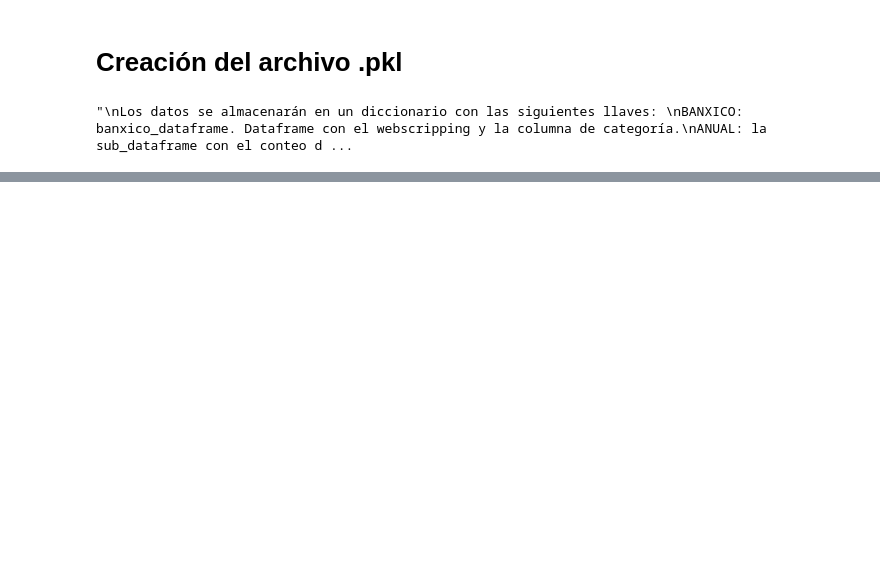
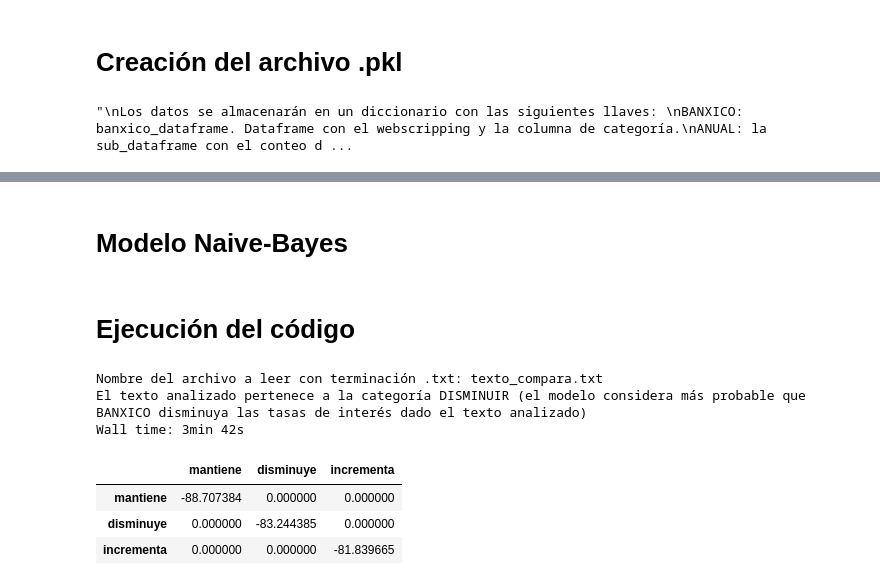
Before and after one commit to AndresNietoGuadarrama/Tareas_Diplomadi, a Jupyter notebook: proyecto_BANXICO.ipynb, the cells around one changed output, grey strips where cells are left out. Cells and saved outputs as stored; diff of their text form; code cells hidden in the pictures; blank space fills up the shorter version.

```diff
--- a/proyecto_BANXICO.ipynb
+++ b/proyecto_BANXICO.ipynb
@@ -229,0 +337,20 @@ with open(filename, "wb") as f:
+# %%
+Disminuye=[]
+Mantiene=[]
+Incrementa=[]
+path=""
+
+for i in range(len(banxico_dataframe_mantiene)):
+    cat="mantiene"
+    path="anuncios_"+cat+"/"+"anuncio_"+cat+'_'+str(i)+".pdf"
+    Mantiene.append(getPDFContent(path))
+
+for i in range(len(banxico_dataframe_incrementa)):
+    cat="incrementa"
+    path="anuncios_"+cat+"/"+"anuncio_"+cat+'_'+str(i)+".pdf"
+    Incrementa.append(getPDFContent(path))
+
+for i in range(len(banxico_dataframe_disminuye)):
+    cat="disminuye"
+    path="anuncios_"+cat+"/"+"anuncio_"+cat+'_'+str(i)+".pdf"
+    Disminuye.append(getPDFContent(path))
@@ -229,0 +359,2 @@ with open(filename, "wb") as f:
+# %% [markdown]
+# Modelo Naive-Bayes
@@ -229,0 +478,37 @@ with open(filename, "wb") as f:
+# %% [markdown]
+# Ejecución del código
+# %%
+%%time
+import multiprocessing,math
+from multiprocessing import Pool
+from math import log
+
+'''
+El siguiente código pide al usuario el nombre de un documento de formato .txt y devuelve la matriz de probabilidades
+de pertenecer a cada clase, imprimiendo un mensaje que indica la clase a la que pertenece.
+'''
+
+#Base de datos de todos los anuncios de politica monetaria:
+Lista=[Mantiene,Incrementa,Disminuye]
+
+#Lectura del texto a analizar (leámoslo como archivo .txt):
+archivo=input("Nombre del archivo a leer con terminación .txt: ")#Ejemplo: texto_compara.txt
+ruta=os.path.normpath(archivo)
+with open(ruta) as file:
+    d=file.read()
+
+d=d.lower().replace("\n","").replace("  "," ").replace("á","a").replace("é","e").replace("í","i").replace("ó","o").replace("ú","u")
+
+pool = Pool(processes=6)
+R=matriz_probabilidades_maximas(d,Lista)
+pool.close()
+
+R
+# %% [output]
+Nombre del archivo a leer con terminación .txt: texto_compara.txt
+El texto analizado pertenece a la categoría DISMINUIR (el modelo considera más probable que BANXICO disminuya las tasas de interés dado el texto analizado)
+Wall time: 3min 42s
+|  | mantiene | disminuye | incrementa |
+| mantiene | -88.707384 | 0.000000 | 0.000000 |
+| disminuye | 0.000000 | -83.244385 | 0.000000 |
+| incrementa | 0.000000 | 0.000000 | -81.839665 |
```
Also changed, not shown: parts of 17 cells of this notebook.
